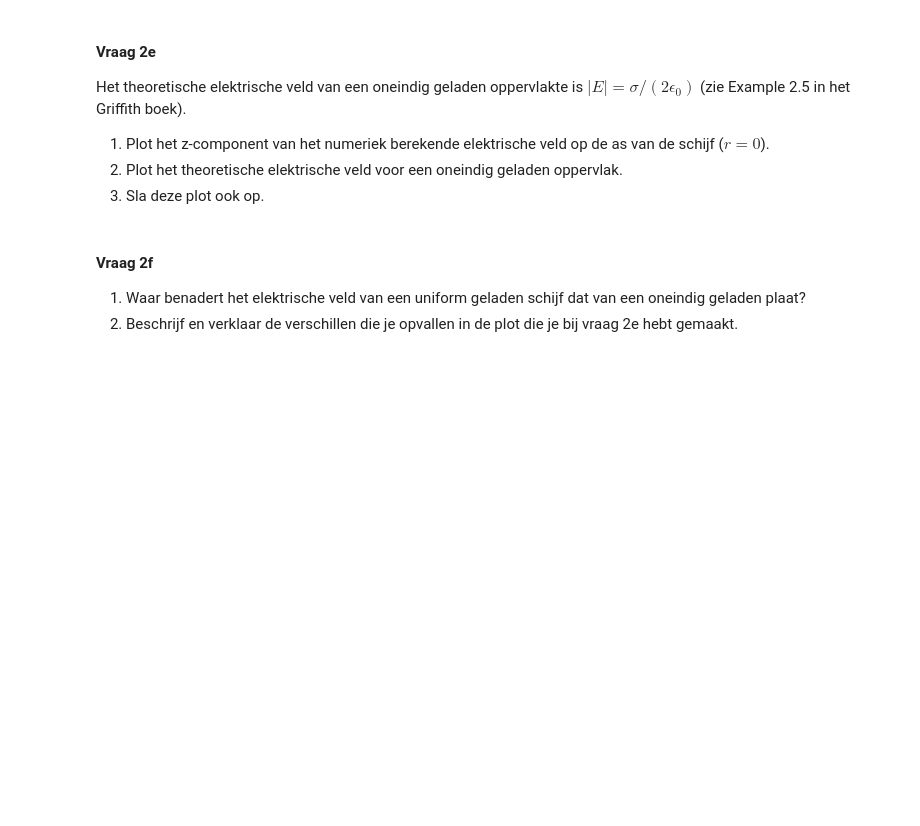
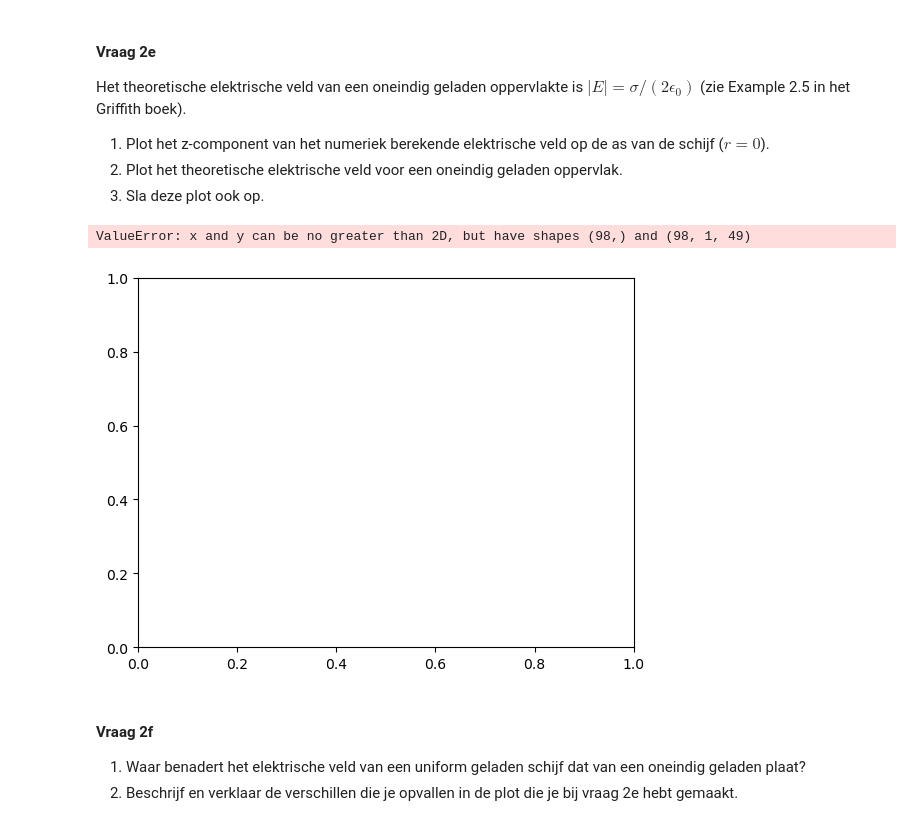
Before and after one commit to JensGroen/opdrachten-DEF-D, a Jupyter notebook: DigitaleOntwerpopdrachten/1CondensatorOpdracht/CondensatorOntwerpopdracht.ipynb, the cells around one changed output. Cells and saved outputs as stored; diff of their text form; code cells hidden in the pictures; blank space fills up the shorter version.

```diff
--- a/DigitaleOntwerpopdrachten/1CondensatorOpdracht/CondensatorOntwerpopdracht.ipynb
+++ b/DigitaleOntwerpopdrachten/1CondensatorOpdracht/CondensatorOntwerpopdracht.ipynb
@@ -293,10 +293,35 @@ Het theoretische elektrische veld van een oneindig geladen oppervlakte is $|E| =
 2. Plot het theoretische elektrische veld voor een oneindig geladen oppervlak.
 3. Sla deze plot ook op.
 # %%
-###
-def veld(sigma,e0):
-    E = sigma/(2*e0)
-###
+# index van r = 0 zoeken in r_for_E (niet in r!)
+indexr0_E = None
+for i in range(len(r_for_E)):
+    if abs(r_for_E[i]) < 1e-10:
+        indexr0_E = i
+        break
+
+# numeriek Ez op de z-as (r = 0)
+E_num_z = Ez[:, indexr0_E]
+
+# theoretisch veld van oneindig vlak
+E0 = sigma / (2 * e0)
+E_theorie = E0 * np.sign(z_for_E)
+
+# plot
+plt.figure()
+plt.plot(z_for_E, E_num_z, "o-", label="numeriek $E_z(z,r=0)$")
+plt.plot(z_for_E, E_theorie, "-", label="theorie oneindig vlak")
+
+plt.xlabel("z (m)")
+plt.ylabel("$E_z$ (V/m)")
+plt.title("Elektrisch veld langs z-as (r=0)")
+plt.legend()
+
+plt.savefig("vraag_2e.png", dpi=300)
+plt.show()
+# %% [output]
+ValueError: x and y can be no greater than 2D, but have shapes (98,) and (98, 1, 49)
+[figure, added]
 # %% [markdown]
 #### Vraag 2f
 1. Waar benadert het elektrische veld van een uniform geladen schijf dat van een oneindig geladen plaat?
```
Also changed, not shown: parts of 1 cell of this notebook, 1 other file.
